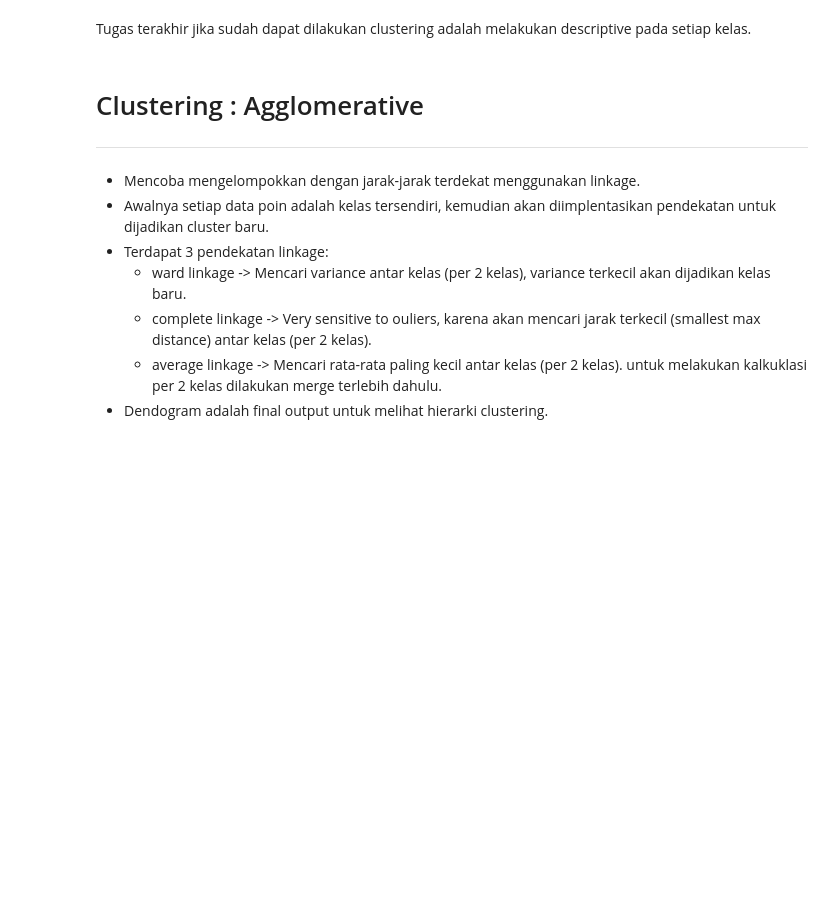
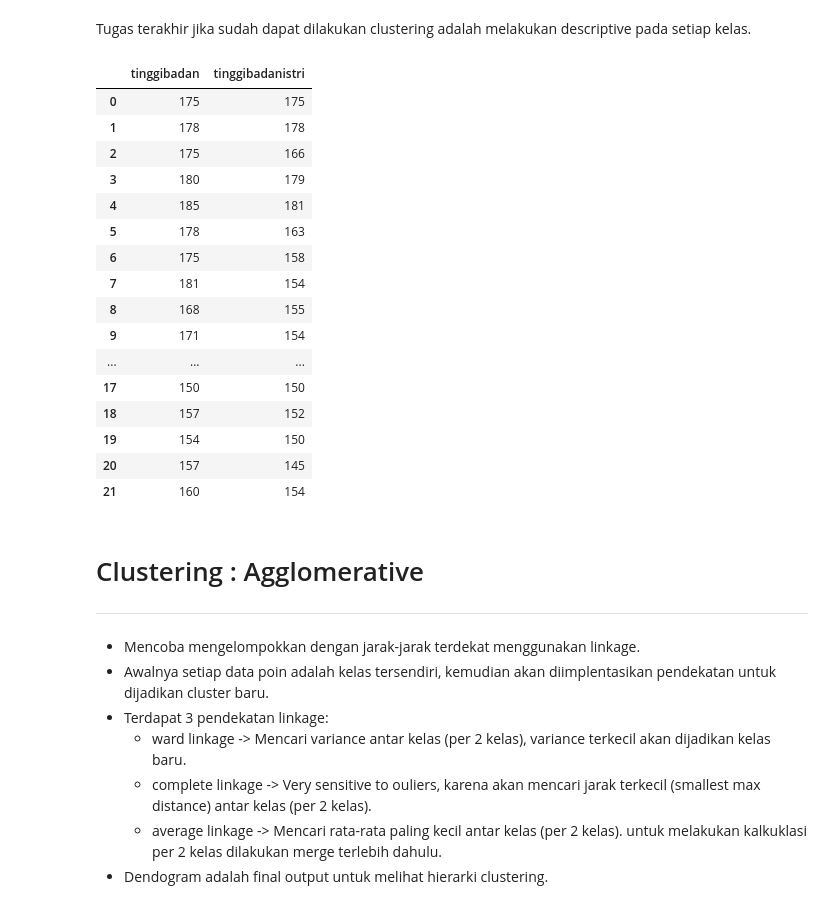
Before and after one commit to akbareza/DataScienceJourney, a Jupyter notebook: Modul 3/4 Unsupervised Learning/clustering.ipynb, the cells around one changed output. Saved outputs shown, nothing was run; the diff lists cells and outputs as text; code cells hidden in the pictures; blank space fills up the shorter version.

```diff
--- a/Modul 3/4 Unsupervised Learning/clustering.ipynb
+++ b/Modul 3/4 Unsupervised Learning/clustering.ipynb
@@ -271,5 +263,25 @@ plt.show()
 # %% [markdown]
 Tugas terakhir jika sudah dapat dilakukan clustering adalah melakukan descriptive pada setiap kelas.
+# %%
+data
+# %% [output]
+|  | tinggibadan | tinggibadanistri |
+| 0 | 175 | 175 |
+| 1 | 178 | 178 |
+| 2 | 175 | 166 |
+| 3 | 180 | 179 |
+| 4 | 185 | 181 |
+| 5 | 178 | 163 |
+| 6 | 175 | 158 |
+| 7 | 181 | 154 |
+| 8 | 168 | 155 |
+| 9 | 171 | 154 |
+| ... | ... | ... |
+| 17 | 150 | 150 |
+| 18 | 157 | 152 |
+| 19 | 154 | 150 |
+| 20 | 157 | 145 |
+| 21 | 160 | 154 |
 # %% [markdown]
 # Clustering : Agglomerative
 ---
```
Also changed, not shown: parts of 6 cells of this notebook, 7 other files.
